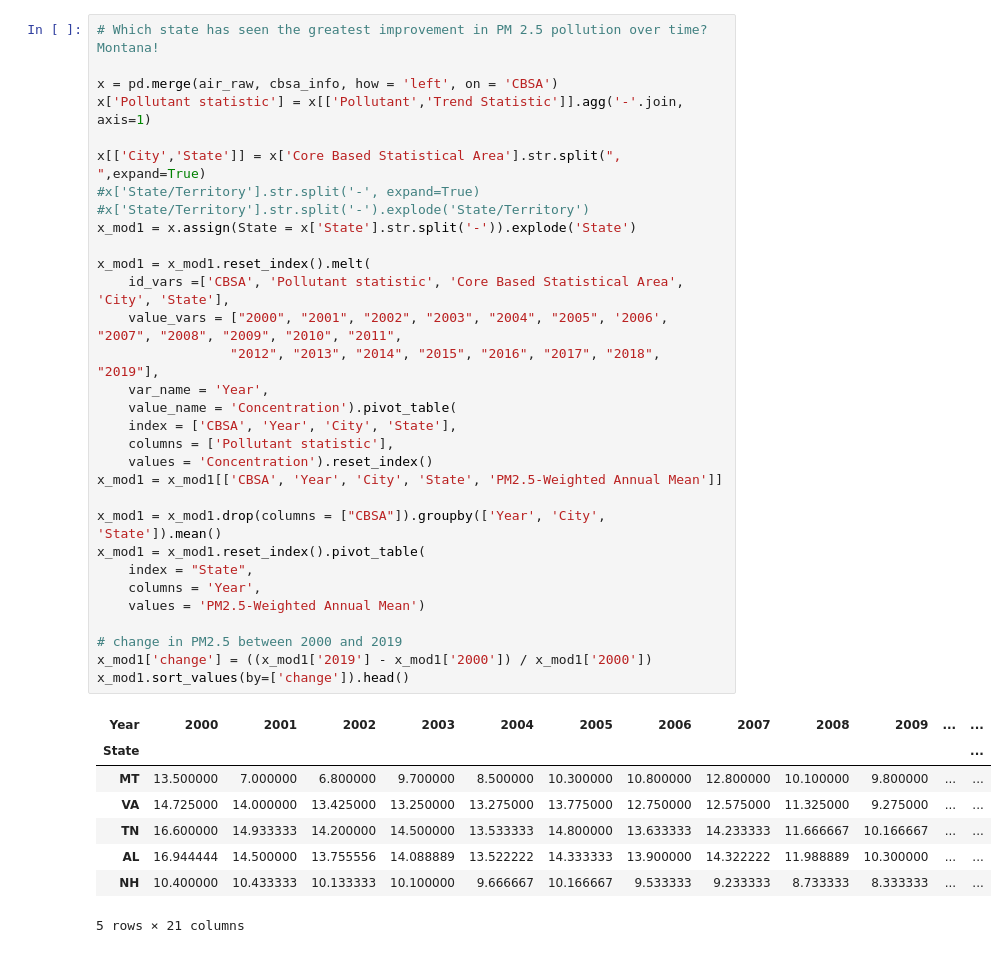
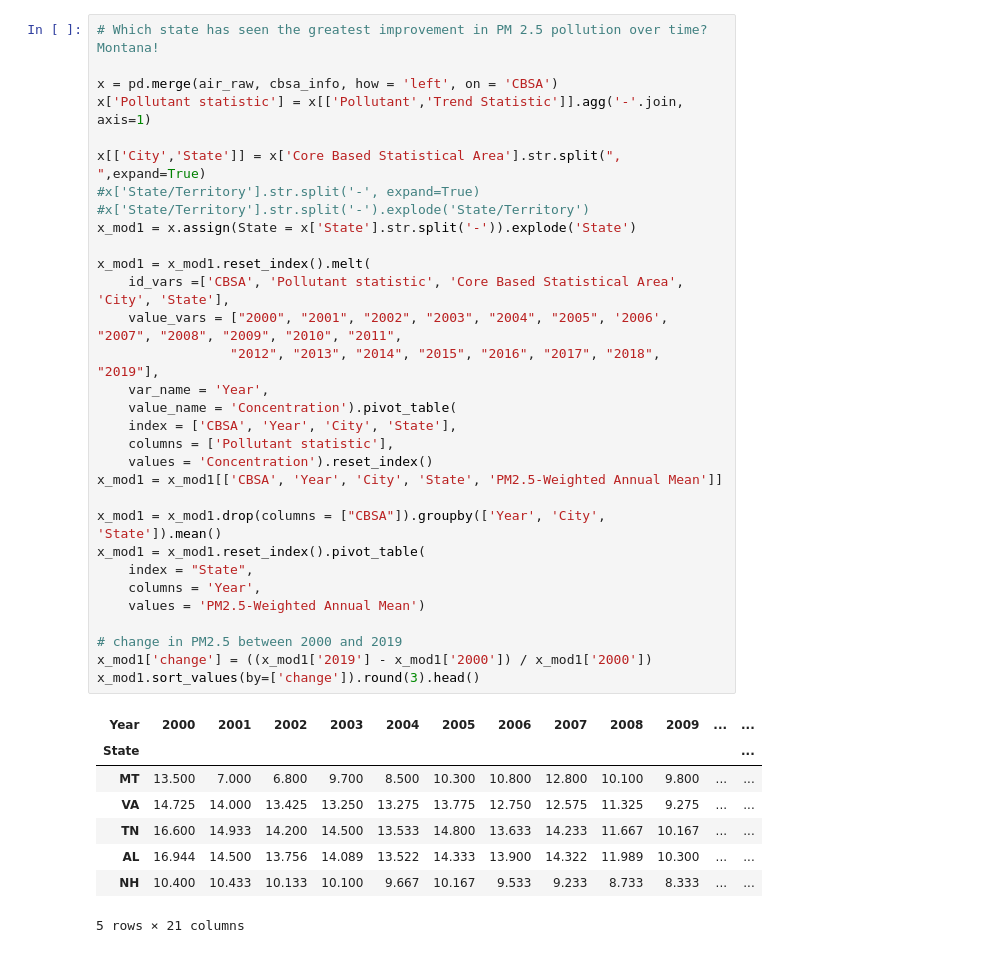
Before and after one commit to roshanmehta12/US-air-quality, a Jupyter notebook: mp1-air-quality.ipynb, the cells around one changed output. Saved outputs shown, nothing was run; the diff lists cells and outputs as text.

```diff
--- a/mp1-air-quality.ipynb
+++ b/mp1-air-quality.ipynb
@@ -157,39 +190,39 @@ alt.Chart(SD_P25).mark_line().encode(
 x = pd.merge(air_raw, cbsa_info, how = 'left', on = 'CBSA')
 x['Pollutant statistic'] = x[['Pollutant','Trend Statistic']].agg('-'.join, axis=1)
 
 x[['City','State']] = x['Core Based Statistical Area'].str.split(", ",expand=True)
 #x['State/Territory'].str.split('-', expand=True)
 #x['State/Territory'].str.split('-').explode('State/Territory')
 x_mod1 = x.assign(State = x['State'].str.split('-')).explode('State')
 
 x_mod1 = x_mod1.reset_index().melt(
     id_vars =['CBSA', 'Pollutant statistic', 'Core Based Statistical Area', 'City', 'State'],
     value_vars = ["2000", "2001", "2002", "2003", "2004", "2005", '2006', "2007", "2008", "2009", "2010", "2011",
                  "2012", "2013", "2014", "2015", "2016", "2017", "2018", "2019"],
     var_name = 'Year',
     value_name = 'Concentration').pivot_table(
     index = ['CBSA', 'Year', 'City', 'State'],
     columns = ['Pollutant statistic'],
     values = 'Concentration').reset_index()
 x_mod1 = x_mod1[['CBSA', 'Year', 'City', 'State', 'PM2.5-Weighted Annual Mean']]
 
 x_mod1 = x_mod1.drop(columns = ["CBSA"]).groupby(['Year', 'City', 'State']).mean()
 x_mod1 = x_mod1.reset_index().pivot_table(
     index = "State",
     columns = 'Year',
     values = 'PM2.5-Weighted Annual Mean')
 
 # change in PM2.5 between 2000 and 2019
 x_mod1['change'] = ((x_mod1['2019'] - x_mod1['2000']) / x_mod1['2000'])
-x_mod1.sort_values(by=['change']).head()
+x_mod1.sort_values(by=['change']).round(3).head()
 # %% [output]
 | Year | 2000 | 2001 | 2002 | 2003 | 2004 | 2005 | 2006 | 2007 | 2008 | 2009 | ... | ... |
 | State |  |  |  |  |  |  |  |  |  |  |  | ... |
-| MT | 13.500000 | 7.000000 | 6.800000 | 9.700000 | 8.500000 | 10.300000 | 10.800000 | 12.800000 | 10.100000 | 9.800000 | ... | ... |
-| VA | 14.725000 | 14.000000 | 13.425000 | 13.250000 | 13.275000 | 13.775000 | 12.750000 | 12.575000 | 11.325000 | 9.275000 | ... | ... |
-| TN | 16.600000 | 14.933333 | 14.200000 | 14.500000 | 13.533333 | 14.800000 | 13.633333 | 14.233333 | 11.666667 | 10.166667 | ... | ... |
-| AL | 16.944444 | 14.500000 | 13.755556 | 14.088889 | 13.522222 | 14.333333 | 13.900000 | 14.322222 | 11.988889 | 10.300000 | ... | ... |
-| NH | 10.400000 | 10.433333 | 10.133333 | 10.100000 | 9.666667 | 10.166667 | 9.533333 | 9.233333 | 8.733333 | 8.333333 | ... | ... |
+| MT | 13.500 | 7.000 | 6.800 | 9.700 | 8.500 | 10.300 | 10.800 | 12.800 | 10.100 | 9.800 | ... | ... |
+| VA | 14.725 | 14.000 | 13.425 | 13.250 | 13.275 | 13.775 | 12.750 | 12.575 | 11.325 | 9.275 | ... | ... |
+| TN | 16.600 | 14.933 | 14.200 | 14.500 | 13.533 | 14.800 | 13.633 | 14.233 | 11.667 | 10.167 | ... | ... |
+| AL | 16.944 | 14.500 | 13.756 | 14.089 | 13.522 | 14.333 | 13.900 | 14.322 | 11.989 | 10.300 | ... | ... |
+| NH | 10.400 | 10.433 | 10.133 | 10.100 | 9.667 | 10.167 | 9.533 | 9.233 | 8.733 | 8.333 | ... | ... |
 5 rows × 21 columns
 # %%
 # Which city has seen the greatest improvement? Portsmouth!
```
Also changed, not shown: parts of 12 cells of this notebook, 2 other files.
